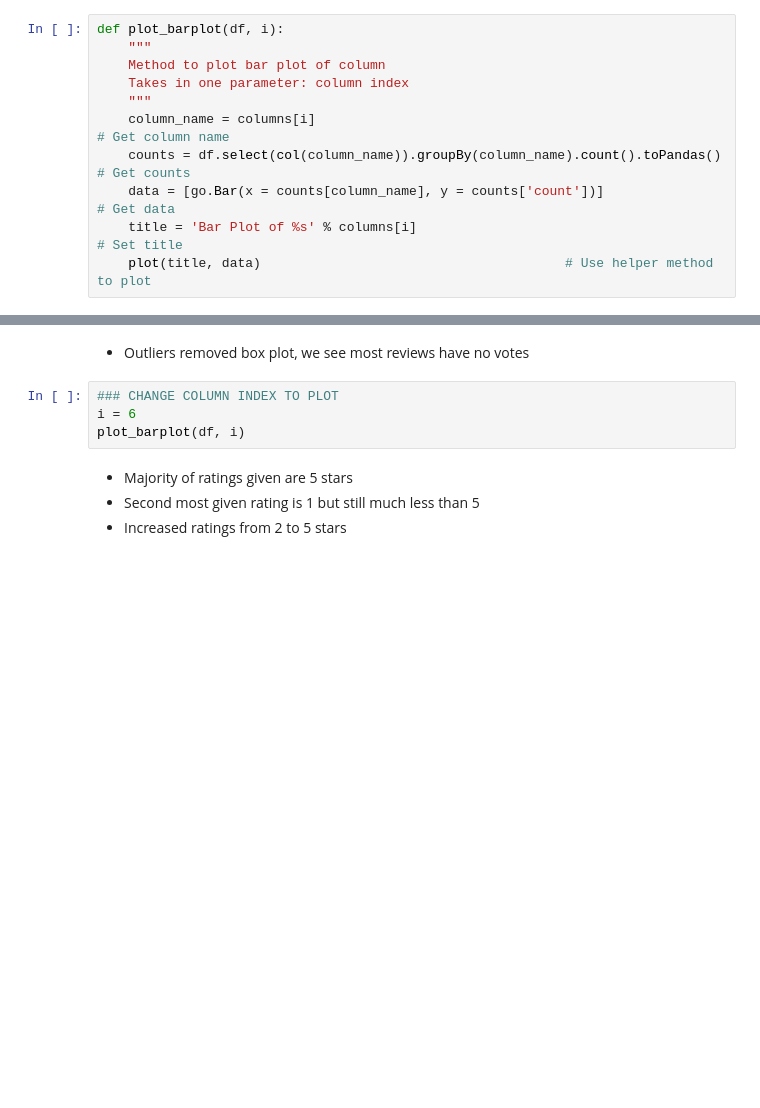
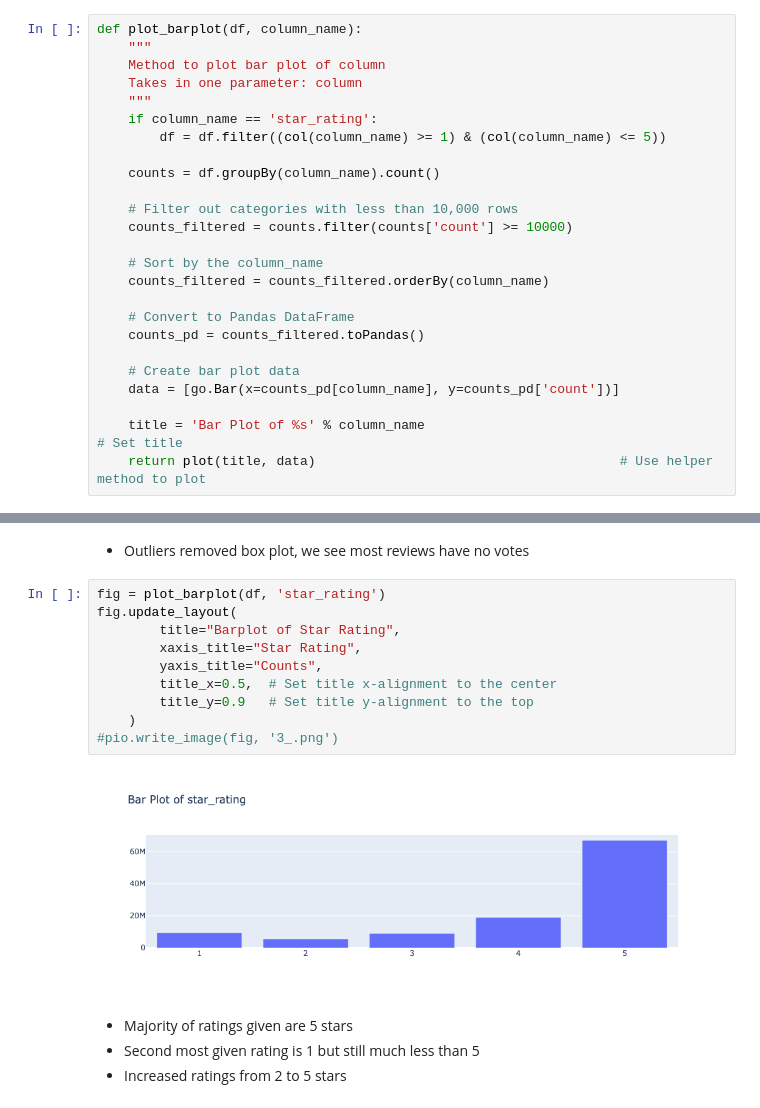
Before and after one commit to clairelin20523/dsc232r-amazon-predictive-modeling, a Jupyter notebook: milestone2.ipynb, the cells around one changed output, grey strips where cells are left out. Cells and saved outputs as stored; diff of their text form; blank space fills up the shorter version.

```diff
--- a/milestone2.ipynb
+++ b/milestone2.ipynb
@@ -218,12 +274,26 @@ def plot_piechart(df, i):
 # %%
-def plot_barplot(df, i):
+def plot_barplot(df, column_name):
     """
     Method to plot bar plot of column
-    Takes in one parameter: column index
+    Takes in one parameter: column
     """
-    column_name = columns[i]                                                      # Get column name
-    counts = df.select(col(column_name)).groupBy(column_name).count().toPandas()  # Get counts
-    data = [go.Bar(x = counts[column_name], y = counts['count'])]                 # Get data
-    title = 'Bar Plot of %s' % columns[i]                                         # Set title
-    plot(title, data)                                       # Use helper method to plot
+    if column_name == 'star_rating':
+        df = df.filter((col(column_name) >= 1) & (col(column_name) <= 5))
+
+    counts = df.groupBy(column_name).count()
+
+    # Filter out categories with less than 10,000 rows
+    counts_filtered = counts.filter(counts['count'] >= 10000)
+
+    # Sort by the column_name
+    counts_filtered = counts_filtered.orderBy(column_name)
+
+    # Convert to Pandas DataFrame
+    counts_pd = counts_filtered.toPandas()
+
+    # Create bar plot data
+    data = [go.Bar(x=counts_pd[column_name], y=counts_pd['count'])]
+
+    title = 'Bar Plot of %s' % column_name                                        # Set title
+    return plot(title, data)                                       # Use helper method to plot
 # %%
@@ -280,9 +377,17 @@ plot_boxplot_no_outliers(df, i)
 # %% [markdown]
 * Outliers removed box plot, we see most reviews have no votes
-# %%
-### CHANGE COLUMN INDEX TO PLOT
-i = 6
-plot_barplot(df, i)
+# %%
+fig = plot_barplot(df, 'star_rating')
+fig.update_layout(
+        title="Barplot of Star Rating",
+        xaxis_title="Star Rating",
+        yaxis_title="Counts",
+        title_x=0.5,  # Set title x-alignment to the center
+        title_y=0.9   # Set title y-alignment to the top
+    )
+#pio.write_image(fig, '3_.png')
+# %% [output]
+[figure, added]
 # %% [markdown]
 * Majority of ratings given are 5 stars
 * Second most given rating is 1 but still much less than 5
```
Also changed, not shown: parts of 34 cells of this notebook.
